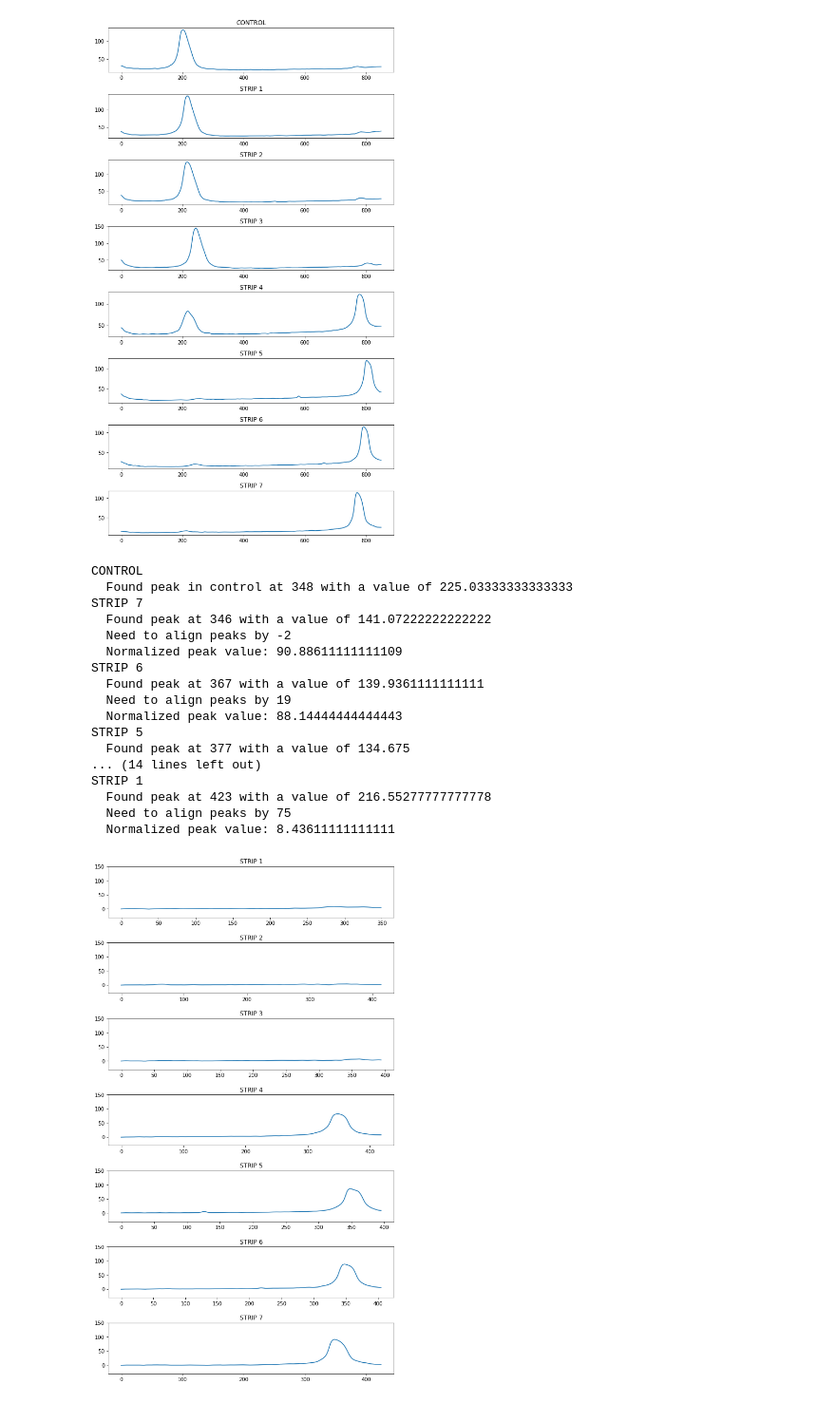
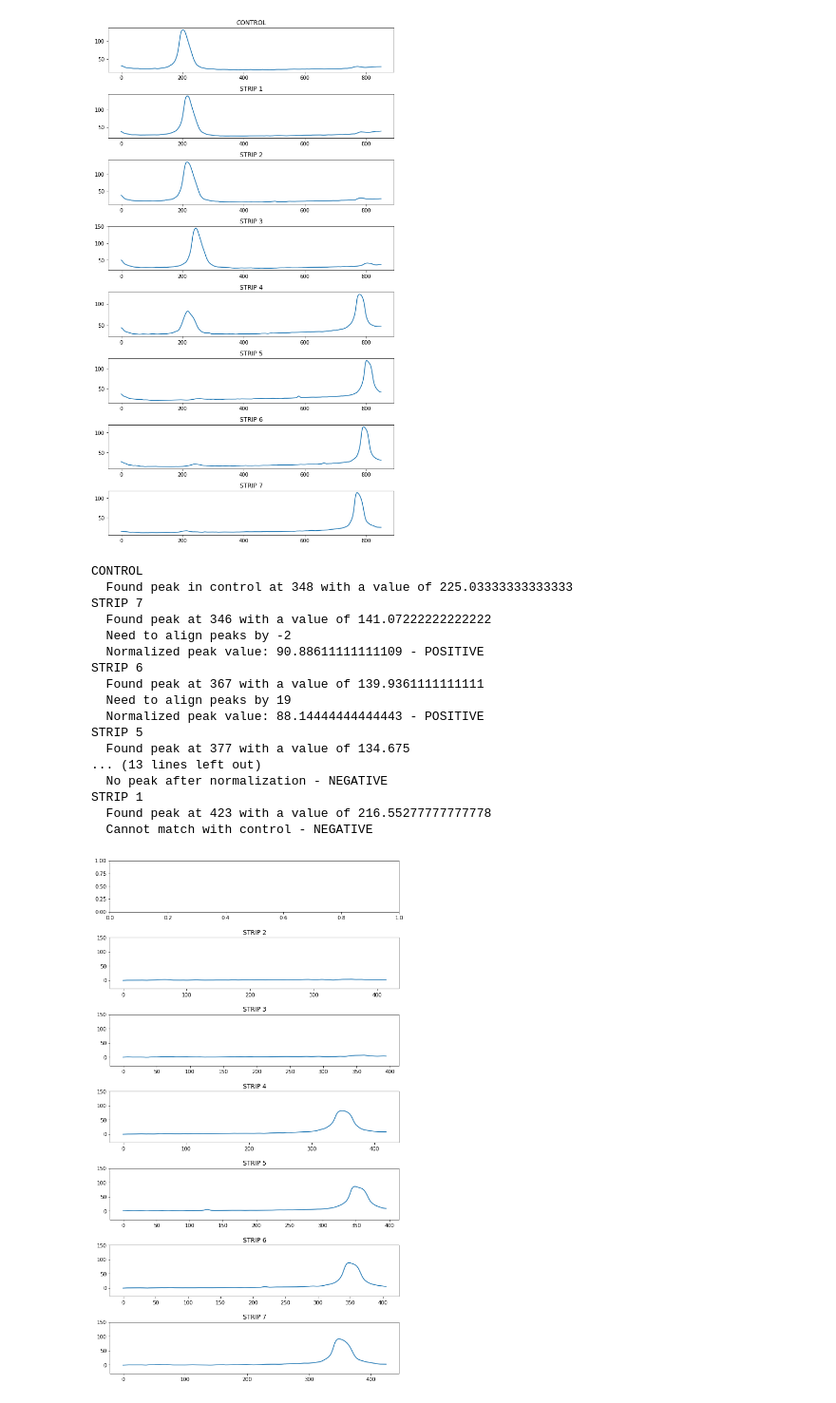
Before and after one commit to broadinstitute/HandLens-1.0.0, a Jupyter notebook: notebooks/Strip Detection and Comparison v3b.ipynb, the cells around one changed output. Shown at 95% size. Drawn from its saved outputs; the diff is of its cells as text; code cells hidden in the pictures.

Commit message:
added peak shift threshold

```diff
--- a/notebooks/Strip Detection and Comparison v3b.ipynb
+++ b/notebooks/Strip Detection and Comparison v3b.ipynb
@@ -54,6 +54,7 @@ minStripThreshold = 190
 stripWidth = 200
 stripHeight = 2000
 stripHoldY = 850
+maxPeakAlign = 50
 
 # Percentage of the margins to be removed
 marginFraction = 0.2
@@ -62,7 +63,7 @@ marginFraction = 0.2
 peakSTDScale = 4
 
 # Times the standard deviation of the mean intensity to detect a peak in the final normalized data
-peakSTDScaleNorm = 15
+peakSTDScaleNorm = 20
 
 # Default peak position to use when the control does not have a positive band
 defPeakPosition = 360
@@ -491,14 +492,17 @@ for test_img in norm_strip_images[0:-1]:
 
     if test_pk_idx and ctrl_pk_idx and test_pk_idx != ctrl_pk_idx:
         idx_diff = test_pk_idx - ctrl_pk_idx
-        print("  Need to align peaks by", idx_diff)
-
-        # Very inefficient way of doing this...
-        rows = []
-        for i in range(half, ctrl_data.shape[0]):
-            if i + idx_diff < test_data.shape[0]:
-                d = test_data[i + idx_diff] - ctrl_data[i] + offset
-                rows.append(d)
+        if idx_diff < maxPeakAlign:
+            print("  Need to align peaks by", idx_diff)
+            # Very inefficient way of doing this...
+            rows = []
+            for i in range(half, ctrl_data.shape[0]):
+                if i + idx_diff < test_data.shape[0]:
+                    d = test_data[i + idx_diff] - ctrl_data[i] + offset
+                    rows.append(d)
+        else:
+            print("  Cannot match with control - NEGATIVE")
+            continue
 
         diff = np.array(rows)
     else:
@@ -509,38 +513,39 @@ for test_img in norm_strip_images[0:-1]:
     # Another possibility could be to use OpenCV's image integrals:
     # http://www.aishack.in/tutorials/integral-images-opencv/
 
     values = np.array([])
     nrows = diff.shape[0]
     for r in range(0, nrows):
         m = -np.mean(diff[r])
         values = np.append(values, m)
 
     pk_idx, pk_val, all_val = getPeak(-values, 0, peakSTDScaleNorm)
 
     if pk_idx:
-        print("  Normalized peak value:", -pk_val)
+        print("  Normalized peak value:", -pk_val, "- POSITIVE")
     else:
-        print("  No peak after normalization")
+        print("  No peak after normalization - NEGATIVE")
+
     plots[idx].set_ylim([-30, 150])
     plots[idx].set_title("STRIP " + str(idx + 1))
     plots[idx].plot(values)
     idx -= 1
 # %% [output]
 CONTROL
   Found peak in control at 348 with a value of 225.03333333333333
 STRIP 7
   Found peak at 346 with a value of 141.07222222222222
   Need to align peaks by -2
-  Normalized peak value: 90.88611111111109
+  Normalized peak value: 90.88611111111109 - POSITIVE
 STRIP 6
   Found peak at 367 with a value of 139.9361111111111
   Need to align peaks by 19
-  Normalized peak value: 88.14444444444443
+  Normalized peak value: 88.14444444444443 - POSITIVE
 STRIP 5
   Found peak at 377 with a value of 134.675
-... (14 lines left out)
+... (13 lines left out)
+  No peak after normalization - NEGATIVE
 STRIP 1
   Found peak at 423 with a value of 216.55277777777778
-  Need to align peaks by 75
-  Normalized peak value: 8.43611111111111
+  Cannot match with control - NEGATIVE
-[figure, old version]
+[figure, new version]
```
Also changed, not shown: 3 other files.
